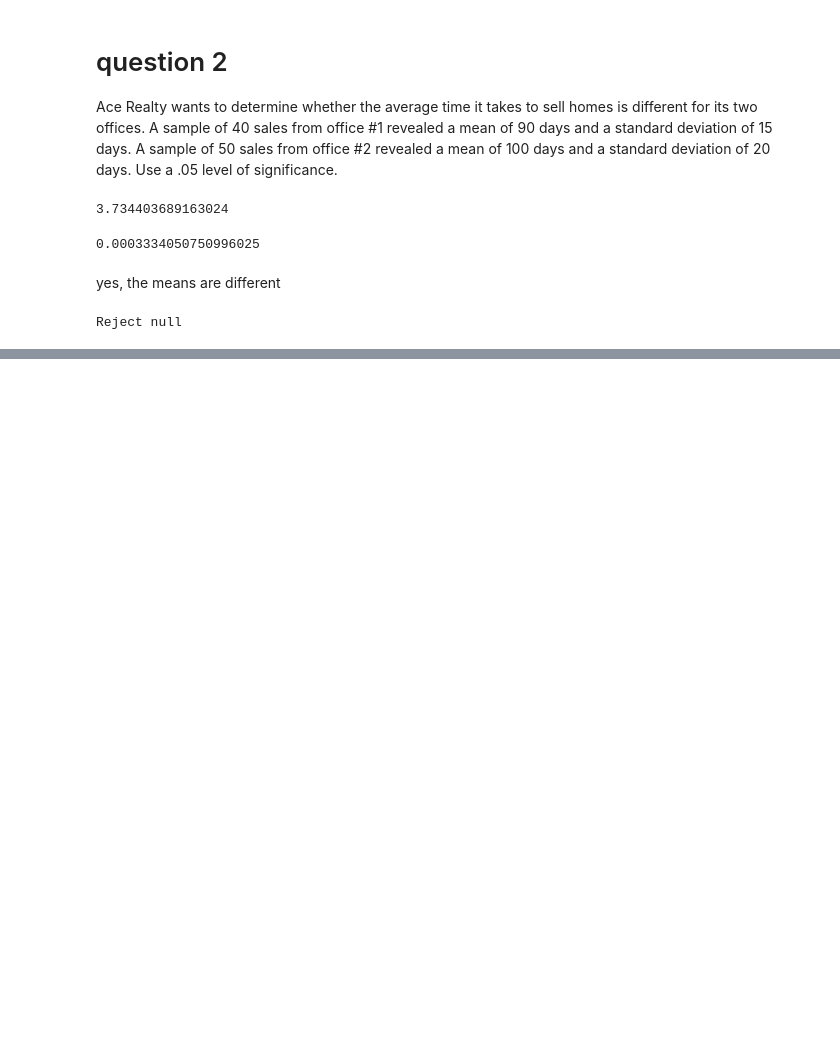
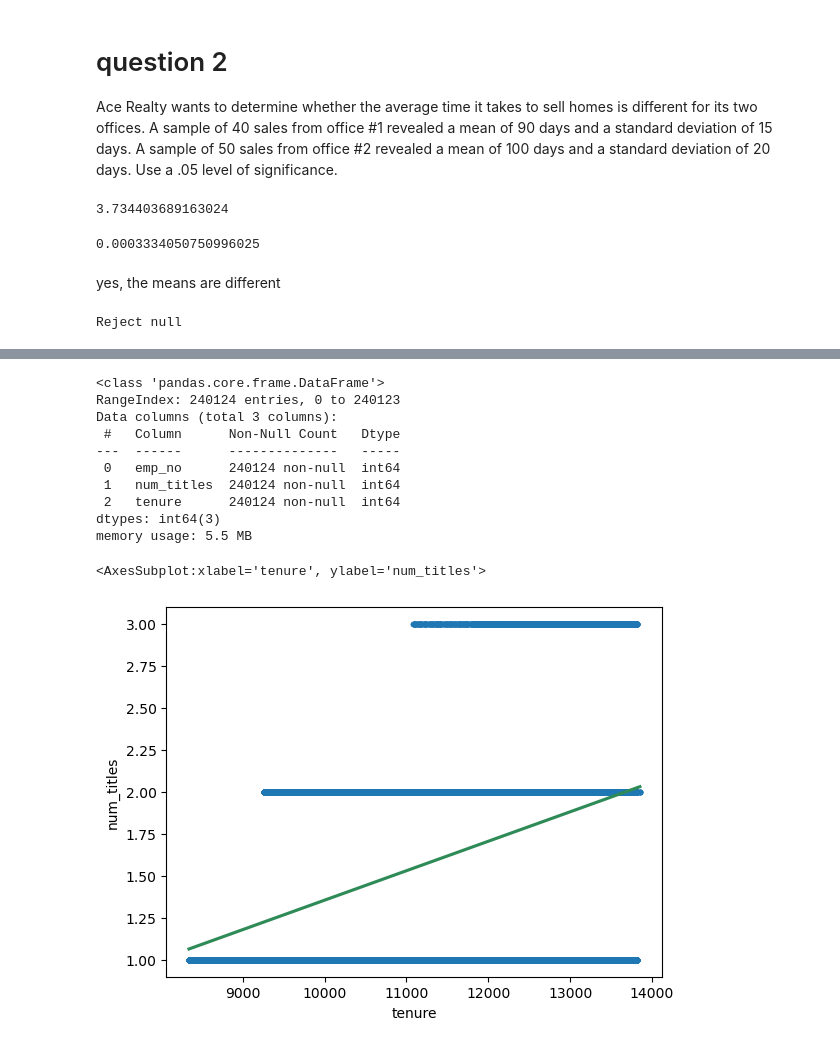
Before and after one commit to wherrickjr/statistics-exercises, a Jupyter notebook: hypothesis_testing.ipynb, the cells around one changed output, grey strips where cells are left out. Cells and saved outputs as stored; diff of their text form; code cells hidden in the pictures; blank space fills up the shorter version.

```diff
--- a/hypothesis_testing.ipynb
+++ b/hypothesis_testing.ipynb
@@ -496,0 +642,4 @@ Reject null
+# %%
+def get_db_url(username, password, host, db):
+    return f'mysql+pymysql://{username}:{password}@{host}/{db}'
+url = get_db_url(env.username, env.password, env.host, db='employees')
@@ -496,0 +714,29 @@ Reject null
+# %%
+query = '''
+select t.emp_no, count(t.title) as num_titles, te.tenure
+from titles t
+join(select emp_no, datediff(now(), min(from_date))
+		as tenure
+		from titles
+		group by emp_no
+		having max(to_date) = '9999-01-01') te using(emp_no)
+group by t.emp_no;
+'''
+# %%
+df = pd.read_sql(query, url)
+df.info()
+df = df [['num_titles', 'tenure']]
+sns.regplot(x = 'tenure', y='num_titles', data = df, marker = '.', line_kws =({'color': 'seagreen'}))
+# %% [output]
+<class 'pandas.core.frame.DataFrame'>
+RangeIndex: 240124 entries, 0 to 240123
+Data columns (total 3 columns):
+ #   Column      Non-Null Count   Dtype
+---  ------      --------------   -----
+ 0   emp_no      240124 non-null  int64
+ 1   num_titles  240124 non-null  int64
+ 2   tenure      240124 non-null  int64
+dtypes: int64(3)
+memory usage: 5.5 MB
+<AxesSubplot:xlabel='tenure', ylabel='num_titles'>
+[figure, added]
```
Also changed, not shown: parts of 48 cells of this notebook.
